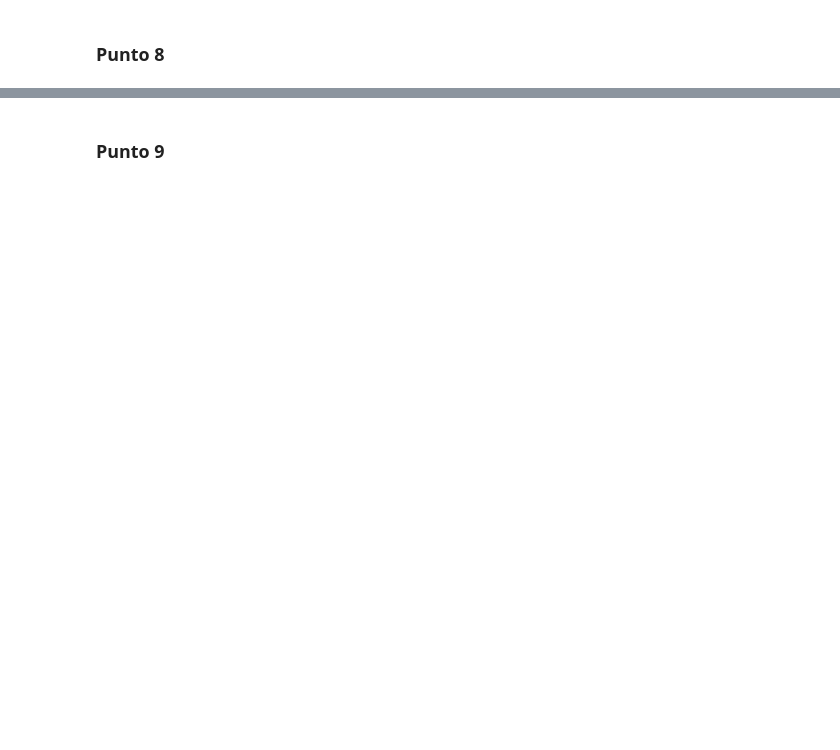
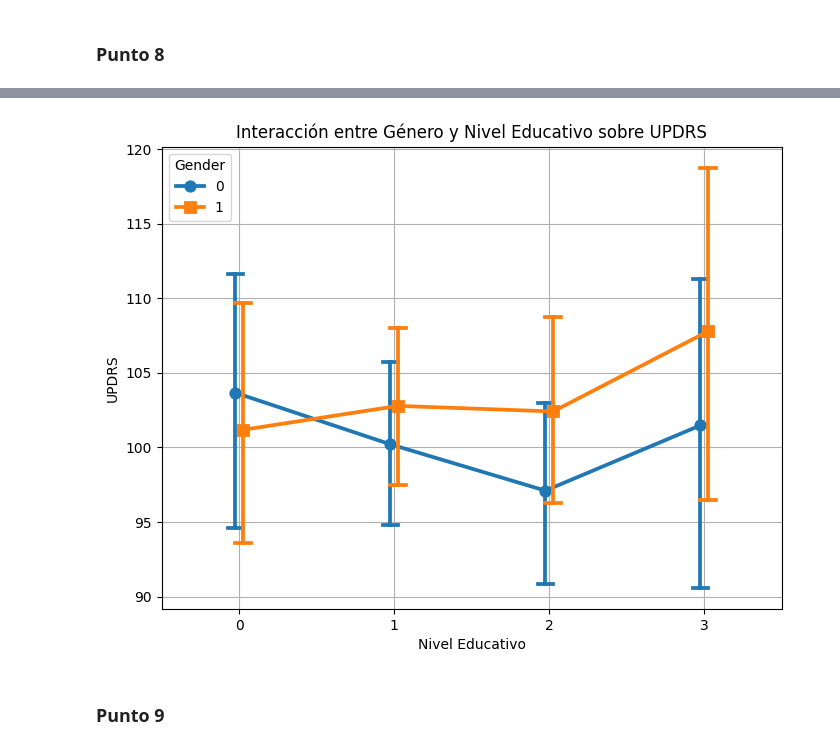
Before and after one commit to Lmarvq/Proyecto-1, a Jupyter notebook: Proyecto_1.ipynb, the cells around one changed output, grey strips where cells are left out. Saved outputs shown, nothing was run; the diff lists cells and outputs as text; code cells hidden in the pictures; blank space fills up the shorter version.

```diff
--- a/Proyecto_1.ipynb
+++ b/Proyecto_1.ipynb
@@ -1459,2 +1472,93 @@ One or more sample arguments is too small; all returned values will be NaN. See
 # %% [markdown]
 ### **<span>Punto 8</span>**
+# %%
+# ---------------------------------------------------
+# ANOVA DE DOS VÍAS: efecto de genero y Nivel educativo sobre UPDRS
+# ---------------------------------------------------
+
+
+# Verificar valores únicos
+print("Valores únicos en 'Genero':", df_csv['Gender'].unique())
+print("Valores únicos en 'Nivel educativo':", df_csv['EducationLevel'].unique())
+
+# ---------------------------------------------------
+# 1. Definir modelo ANOVA de dos vías con interacción
+# ---------------------------------------------------
+# Efectos principales + interacción
+modelo_2way = ols('UPDRS ~ C(Gender) * C(EducationLevel)', data=df_csv).fit()
+anova_2way = sm.stats.anova_lm(modelo_2way, typ=2)
+
+print("\n--- Resultado del ANOVA de dos vías ---")
+print(anova_2way)
+
+# ---------------------------------------------------
+# 2. Hipótesis planteadas
+# ---------------------------------------------------
+print("""
+--- Hipótesis ---
+H0₁: No hay efecto del género sobre UPDRS.
+H0₂: No hay efecto del Nivel educativo sobre UPDRS.
+H0₃: No existe interacción entre género y Nivel educativo.
+H1: Al menos uno de los factores o su interacción influye significativamente en UPDRS.
+""")
+
+
+# ---------------------------------------------------
+# 3. Supuestos del ANOVA
+# ---------------------------------------------------
+
+# a) Normalidad de los residuos
+residuos = modelo_2way.resid
+shapiro_test = stats.shapiro(residuos)
+print("\n--- Prueba de normalidad de los residuos (Shapiro-Wilk) ---")
+print(f"Estadístico={shapiro_test.statistic:.4f}, p-valor={shapiro_test.pvalue:.4f}")
+if shapiro_test.pvalue > 0.05:
+    print("→ No se rechaza H₀: los residuos siguen una distribución normal.")
+else:
+    print("→ Se rechaza H₀: los residuos no son normales.")
+
+# b) Homogeneidad de varianzas (Levene)
+grupos = [g["UPDRS"].dropna() for _, g in df_csv.groupby(["Gender", "EducationLevel"])]
+levene = stats.levene(*grupos)
+print("\n--- Prueba de homogeneidad de varianzas (Levene) ---")
+print(f"Estadístico={levene.statistic:.4f}, p-valor={levene.pvalue:.4f}")
+if levene.pvalue > 0.05:
+    print("→ No se rechaza H₀: se asume homogeneidad de varianzas.")
+else:
+    print("→ Se rechaza H₀: no hay homogeneidad de varianzas (cuidado con el supuesto).")
+
+
+# ---------------------------------------------------
+# 4. Interpretación de los resultados del ANOVA
+# ---------------------------------------------------
+print("\n--- Interpretación del ANOVA de dos vías ---")
+
+for factor in anova_2way.index[:-1]:  # excluimos 'Residual'
+    p_valor = anova_2way.loc[factor, "PR(>F)"]
+    if p_valor < 0.05:
+        print(f"Factor '{factor}': p={p_valor:.4f} → Se rechaza H₀ → efecto significativo.")
+    else:
+        print(f"Factor '{factor}': p={p_valor:.4f} → No se rechaza H₀ → sin efecto significativo.")
+
+
+# ---------------------------------------------------
+# 5. Visualización
+# ---------------------------------------------------
+import seaborn as sns
+
+plt.figure(figsize=(8,6))
+sns.pointplot(
+    data=df_csv,
+    x="EducationLevel",
+    y="UPDRS",
+    hue="Gender",
+    dodge=True,
+    markers=["o", "s"],
+    capsize=.1
+)
+plt.title("Interacción entre Género y Nivel Educativo sobre UPDRS")
+plt.xlabel("Nivel Educativo")
+plt.ylabel("UPDRS")
+plt.grid(True)
+plt.show()
+# %% [output]
@@ -1461,2 +1582,3 @@ One or more sample arguments is too small; all returned values will be NaN. See
+[figure, added]
 # %% [markdown]
 ### **<span>Punto 9</span>**
```
Also changed, not shown: parts of 5 cells of this notebook.
